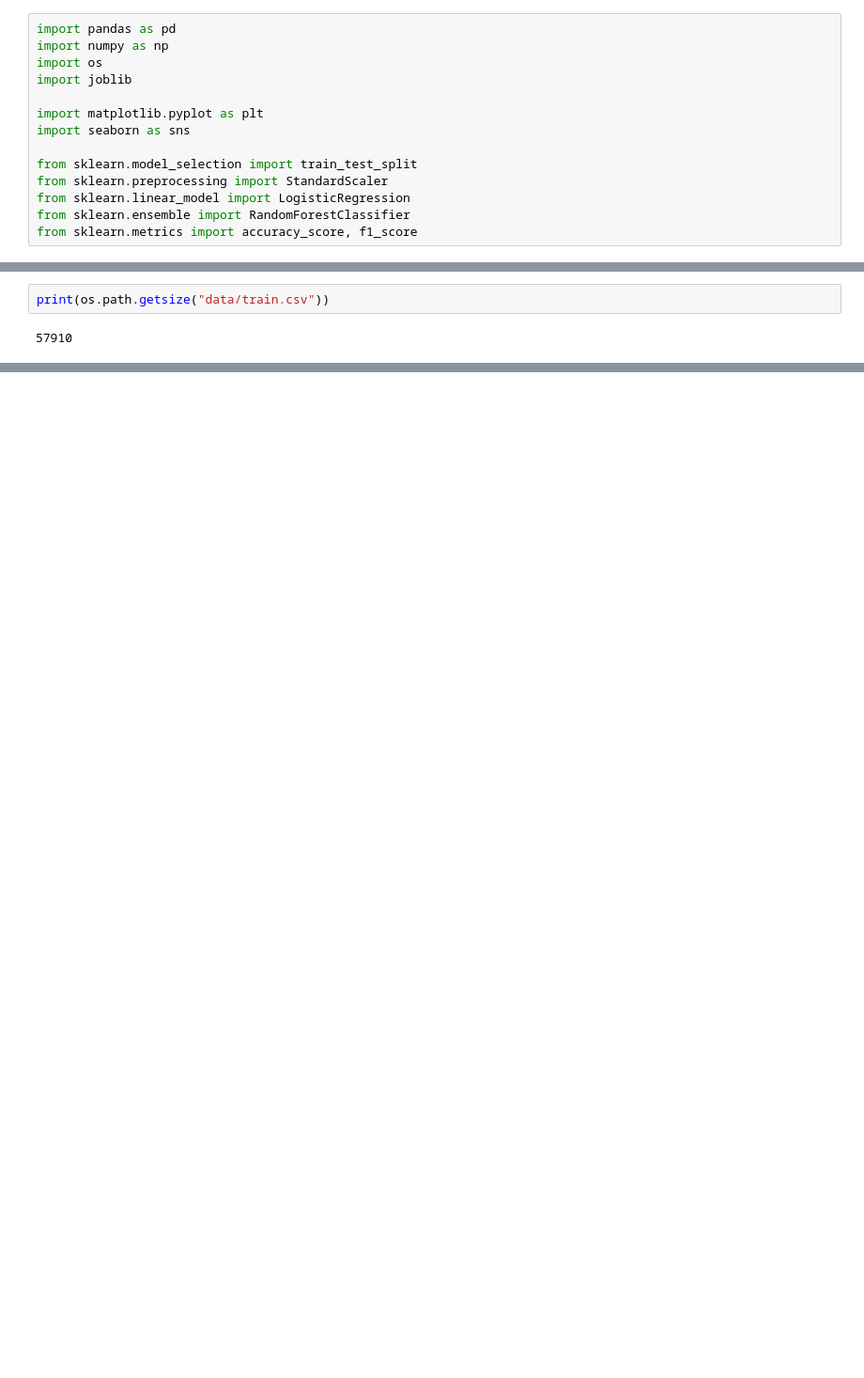
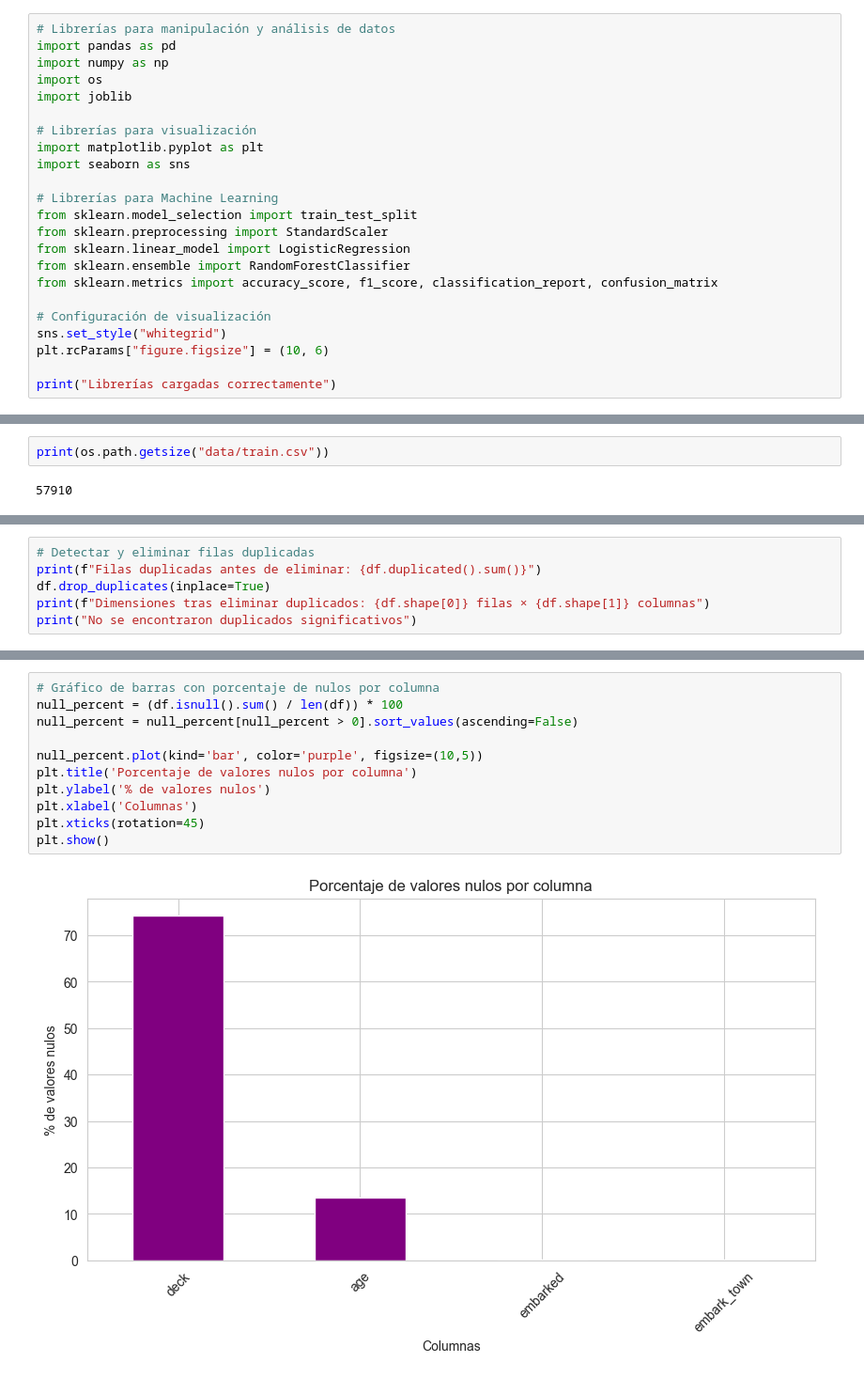
Before and after one commit to lgm-daw/Data_Project, a Jupyter notebook: notebook/EDA-y-modelo.ipynb, the cells around one changed output, grey strips where cells are left out. Shown at 94% size. Drawn from its saved outputs; the diff is of its cells as text; blank space fills up the shorter version.

```diff
--- a/notebook/EDA-y-modelo.ipynb
+++ b/notebook/EDA-y-modelo.ipynb
@@ -3,14 +12,23 @@ Antes de añadir el dataset, probar si funciona:
 # %%
+# Librerías para manipulación y análisis de datos
 import pandas as pd
 import numpy as np
 import os
 import joblib
 
+# Librerías para visualización
 import matplotlib.pyplot as plt
 import seaborn as sns
 
+# Librerías para Machine Learning
 from sklearn.model_selection import train_test_split
 from sklearn.preprocessing import StandardScaler
 from sklearn.linear_model import LogisticRegression
 from sklearn.ensemble import RandomForestClassifier
-from sklearn.metrics import accuracy_score, f1_score
+from sklearn.metrics import accuracy_score, f1_score, classification_report, confusion_matrix
+
+# Configuración de visualización
+sns.set_style("whitegrid")
+plt.rcParams["figure.figsize"] = (10, 6)
+
+print("Librerías cargadas correctamente")
@@ -488,0 +140,6 @@ os.listdir("models")
+# %%
+# Detectar y eliminar filas duplicadas
+print(f"Filas duplicadas antes de eliminar: {df.duplicated().sum()}")
+df.drop_duplicates(inplace=True)
+print(f"Dimensiones tras eliminar duplicados: {df.shape[0]} filas × {df.shape[1]} columnas")
+print("No se encontraron duplicados significativos")
@@ -488,0 +154,13 @@ os.listdir("models")
+# %%
+# Gráfico de barras con porcentaje de nulos por columna
+null_percent = (df.isnull().sum() / len(df)) * 100
+null_percent = null_percent[null_percent > 0].sort_values(ascending=False)
+
+null_percent.plot(kind='bar', color='purple', figsize=(10,5))
+plt.title('Porcentaje de valores nulos por columna')
+plt.ylabel('% de valores nulos')
+plt.xlabel('Columnas')
+plt.xticks(rotation=45)
+plt.show()
+# %% [output]
+[figure, added]
```
Also changed, not shown: parts of 136 cells of this notebook, 17 other files.
